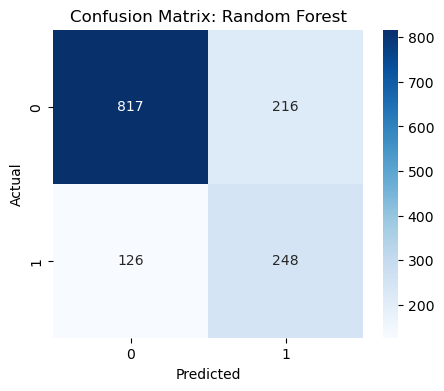
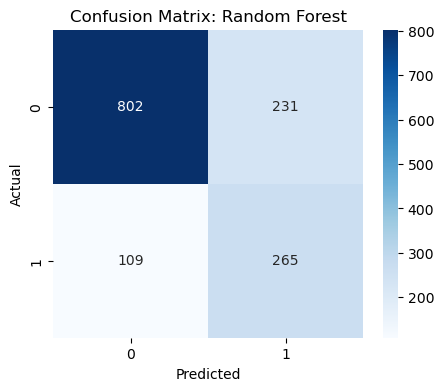
The change to this notebook cell's code, shown as a diff; its figure went from the first image to the second:
--- before
+++ after
@@ -12,4 +12,5 @@
     plt.xlabel('Predicted')
     plt.ylabel('Actual')
+    plt.savefig(f'images/confusion_matrix_{model_name.lower().replace(" ", "_")}.png', dpi=300, bbox_inches='tight')
     plt.show()
     print("\n" + "="*40 + "\n")

Commit: Jupyter notebook